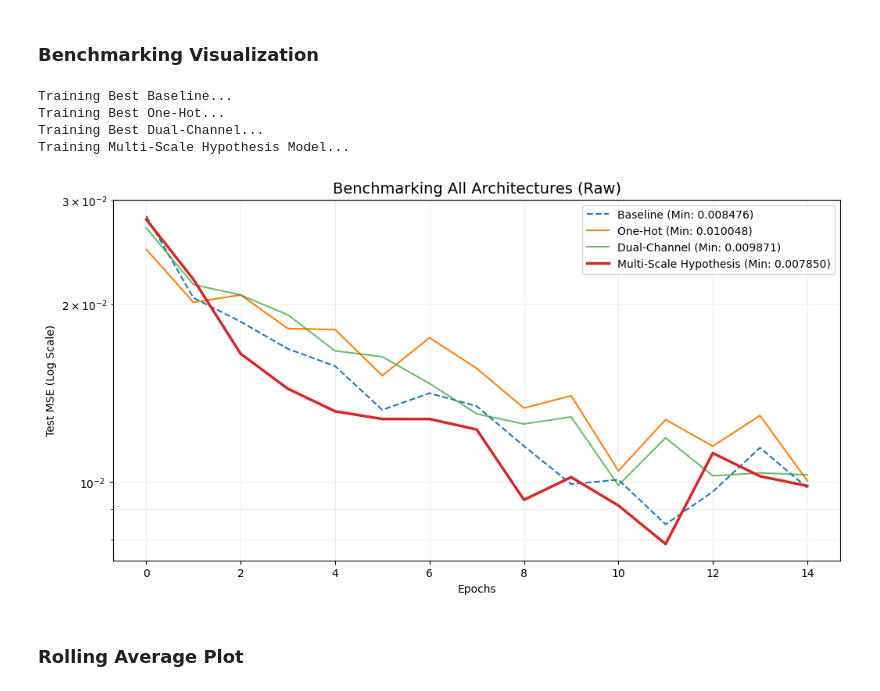
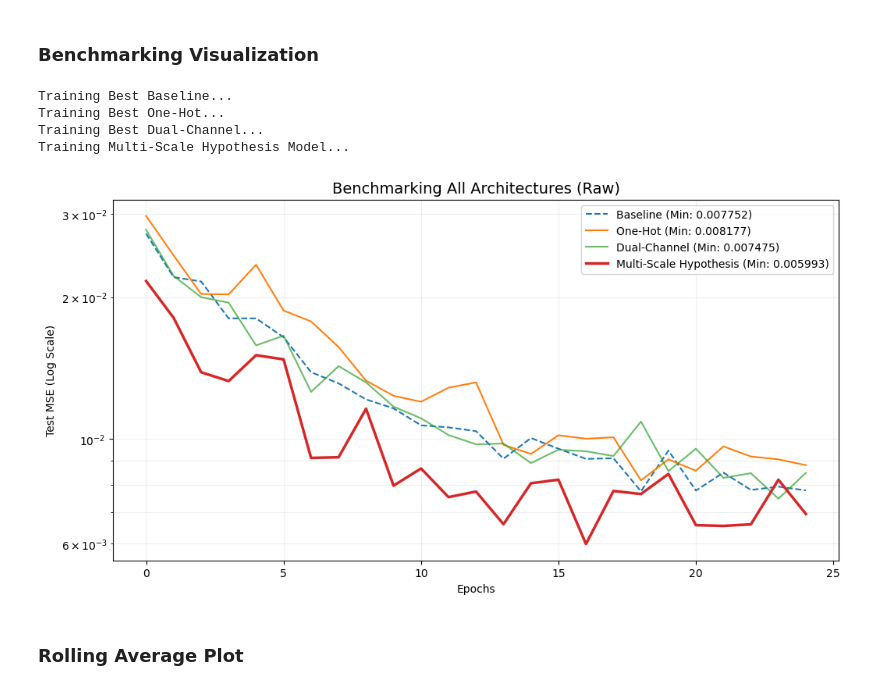
Before and after one commit to Friedrich-Mueller/ai_solutions, a Jupyter notebook: predictive_maintenance/notebooks/MVP.ipynb, the cells around one changed output. Saved outputs shown, nothing was run; the diff lists cells and outputs as text; code cells hidden in the pictures.

Commit message:
some hyperparameter tuning, bigger batch sizes, and checkpointing for final train benchmarking

```diff
--- a/predictive_maintenance/notebooks/MVP.ipynb
+++ b/predictive_maintenance/notebooks/MVP.ipynb
@@ -798,9 +811,11 @@ best_dual = FlexibleDualChannel(8, d_p['n_layers'], d_p['base_filters'], d_p['em
 best_ms = MultiScaleDualChannel(8, ms_p['n_layers'], ms_p['base_filters'], ms_p['embed_dim'], ms_p['dropout']).to(device)
 
 # 3. Training Function with Linear Decay active
-def run_final_train(model, ldr, test_ldr, lr, is_dual=False, epochs=15):
+import copy
+
+def run_final_train(model, ldr, test_ldr, lr, is_dual=False, epochs=25):
     optimizer = torch.optim.Adam(model.parameters(), lr=lr)
-    # Re-activating LinearLR for smooth convergence
+    # Linear decay helps the model settle into a minimum as training progresses
     scheduler = torch.optim.lr_scheduler.LinearLR(optimizer,
                                                  start_factor=1.0,
                                                  end_factor=0.1,
@@ -808,59 +823,80 @@ def run_final_train(model, ldr, test_ldr, lr, is_dual=False, epochs=15):
     history = []
     criterion = nn.MSELoss()
 
+    best_loss = float('inf')
+    best_model_wts = copy.deepcopy(model.state_dict())
+
     for epoch in range(epochs):
         model.train()
         for batch in ldr:
             optimizer.zero_grad()
             if is_dual:
-                s, m, t = [b.to(device) for b in batch]; out = model(s, m)
+                s, m, t = [b.to(device) for b in batch]
+                out = model(s, m)
             else:
-                x, t = [b.to(device) for b in batch]; out = model(x)
+                x, t = [b.to(device) for b in batch]
+                out = model(x)
+
             loss = criterion(out, t)
-            loss.backward(); optimizer.step()
+            loss.backward()
+            optimizer.step()
 
-        model.eval(); val_loss = 0
+        # Evaluation phase
+        model.eval()
+        val_loss = 0
         with torch.no_grad():
             for batch in test_ldr:
                 if is_dual:
-                    s, m, t = [b.to(device) for b in batch]; out = model(s, m)
+                    s, m, t = [b.to(device) for b in batch]
+                    out = model(s, m)
                 else:
-                    x, t = [b.to(device) for b in batch]; out = model(x)
+                    x, t = [b.to(device) for b in batch]
+                    out = model(x)
                 val_loss += criterion(out, t).item()
 
-        history.append(val_loss / len(test_ldr))
+        avg_val_loss = val_loss / len(test_ldr)
+        history.append(avg_val_loss)
+
+        # Save the best model weights (Checkpointing)
+        if avg_val_loss < best_loss:
+            best_loss = avg_val_loss
+            best_model_wts = copy.deepcopy(model.state_dict())
+
         scheduler.step()
+
+    # Load the best weights back into the model before finishing
+    model.load_state_dict(best_model_wts)
     return history
 
 # 4. Execute Training
 print("Training Best Baseline...")
 h_b = run_final_train(best_baseline, train_loader_base, test_loader_base, b_p['lr'])
 print("Training Best One-Hot...")
 h_o = run_final_train(best_onehot, train_loader_oh, test_loader_oh, o_p['lr'])
 print("Training Best Dual-Channel...")
 h_d = run_final_train(best_dual, train_loader_dual, test_loader_dual, d_p['lr'], is_dual=True)
 print("Training Multi-Scale Hypothesis Model...")
-h_ms = run_final_train(best_ms, train_loader_dual, test_loader_dual, ms_p['lr'], is_dual=True)
+h_ms = run_final_train(best_ms, train_loader_dual, test_loader_dual, ms_p['lr'], is_dual=True, epochs=25)
 
 # 5. Plot 1: Raw Log Scale Results
 plt.figure(figsize=(12, 6))
 plt.plot(h_b, label=f"Baseline (Min: {min(h_b):.6f})", linestyle='--')
 plt.plot(h_o, label=f"One-Hot (Min: {min(h_o):.6f})", linewidth=1.5)
 plt.plot(h_d, label=f"Dual-Channel (Min: {min(h_d):.6f})", alpha=0.7)
 plt.plot(h_ms, label=f"Multi-Scale Hypothesis (Min: {min(h_ms):.6f})", linewidth=2.5)
 plt.yscale('log')
 plt.title("Benchmarking All Architectures (Raw)", fontsize=14)
 plt.ylabel("Test MSE (Log Scale)")
 plt.xlabel("Epochs")
 plt.legend()
 plt.grid(True, which="both", ls="-", alpha=0.2)
 plt.show()
 # %% [output]
 Training Best Baseline...
 Training Best One-Hot...
 Training Best Dual-Channel...
 Training Multi-Scale Hypothesis Model...
-[figure, old version]
+[figure, new version]
 # %% [markdown]
 ### Rolling Average Plot
 # %%
```
Also changed, not shown: parts of 7 cells of this notebook.
